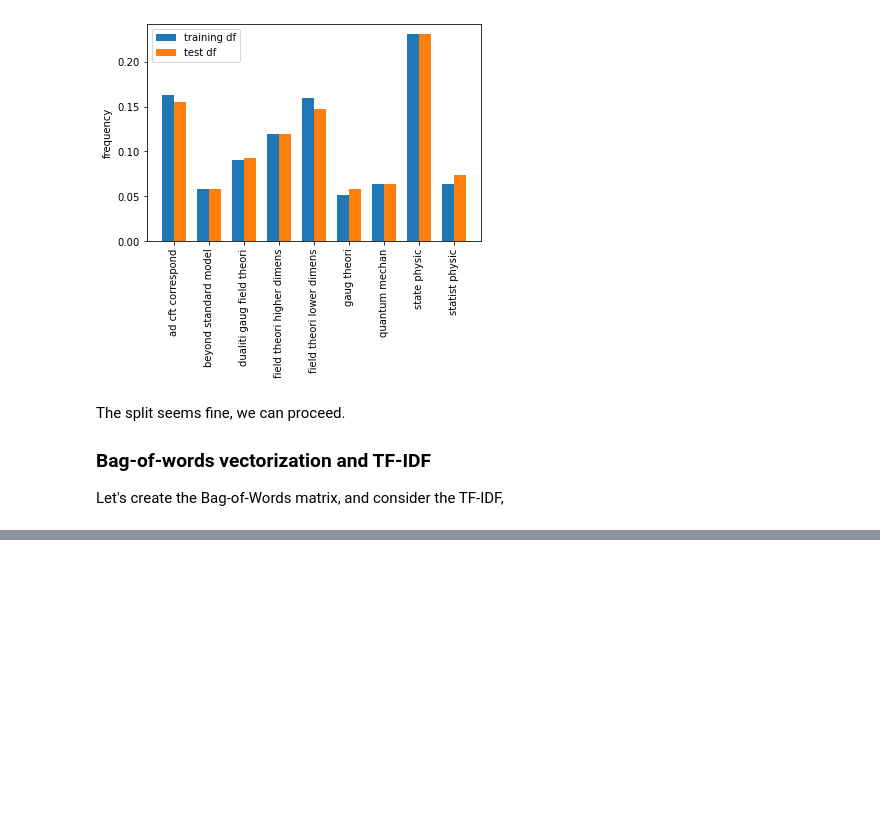
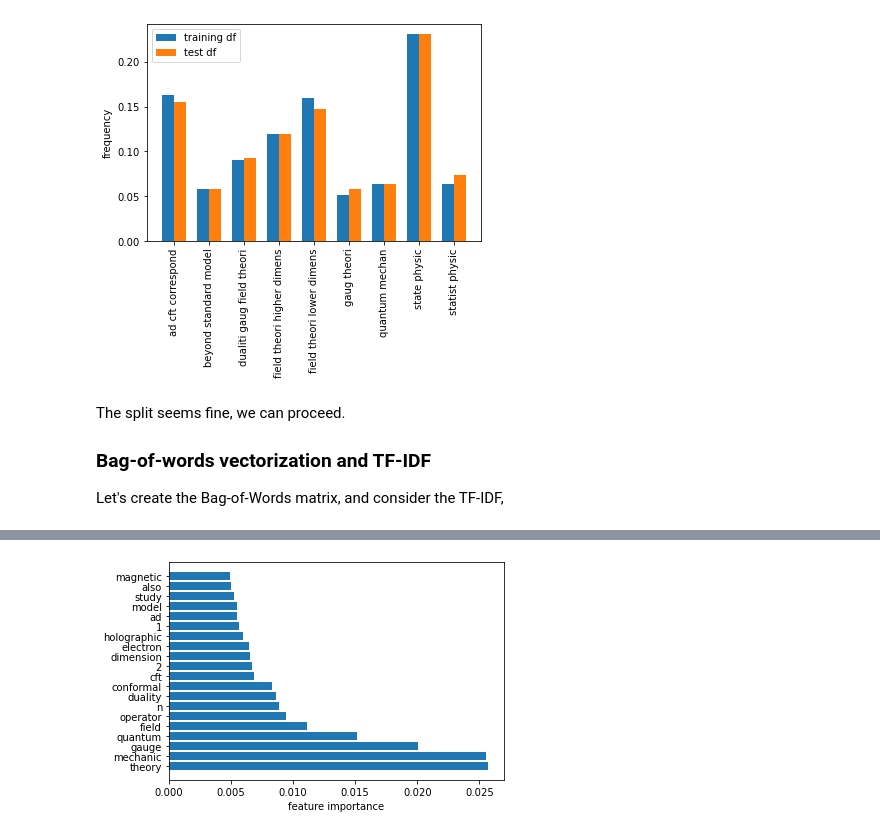
Before and after one commit to carlosparaciari/abstract-classification-supervised, a Jupyter notebook: paper_classification.ipynb, the cells around one changed output, grey strips where cells are left out. Saved outputs shown, nothing was run; the diff lists cells and outputs as text; code cells hidden in the pictures; blank space fills up the shorter version.

```diff
--- a/paper_classification.ipynb
+++ b/paper_classification.ipynb
@@ -636,0 +829,9 @@ X.shape
+# %%
+# Gini importance (this is already provided by the RF model)
+gini_importance_RF = list(zip(model_RF.feature_importances_,features))
+gini_importance_RF.sort(reverse=True)
+
+at.plot_feature_importance(gini_importance_RF)
+plt.show()
+# %% [output]
+[figure, added]
```
Also changed, not shown: parts of 53 cells of this notebook, 2 other files.
